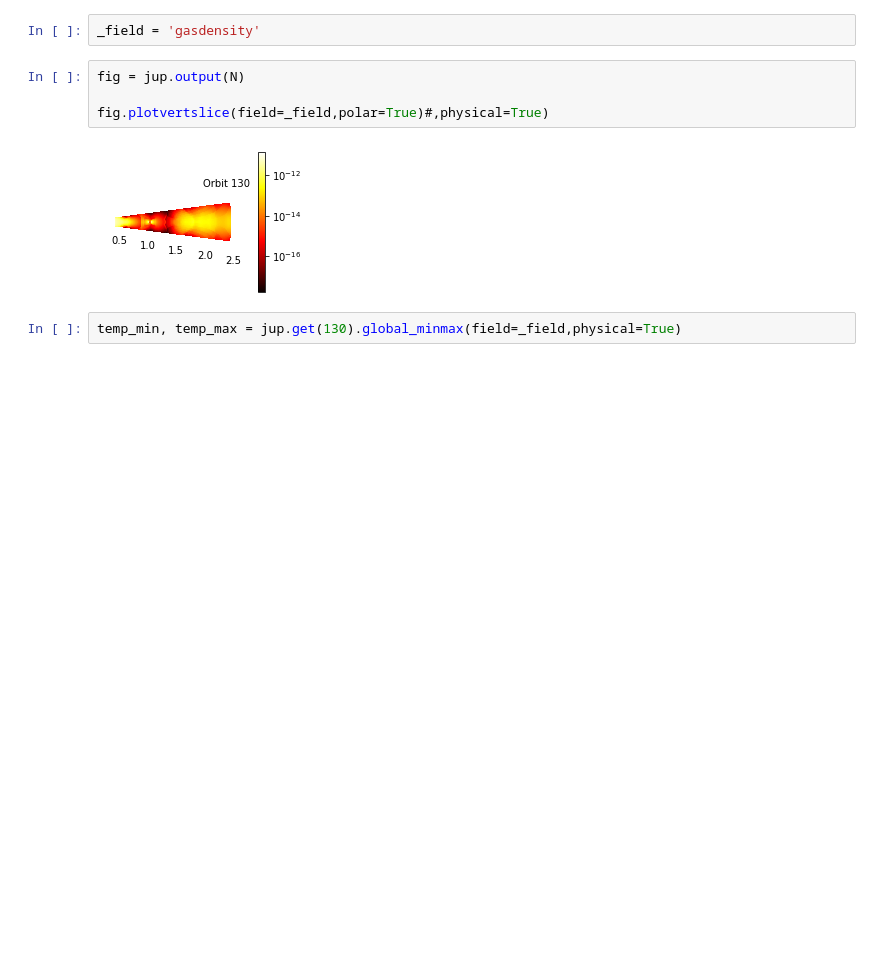
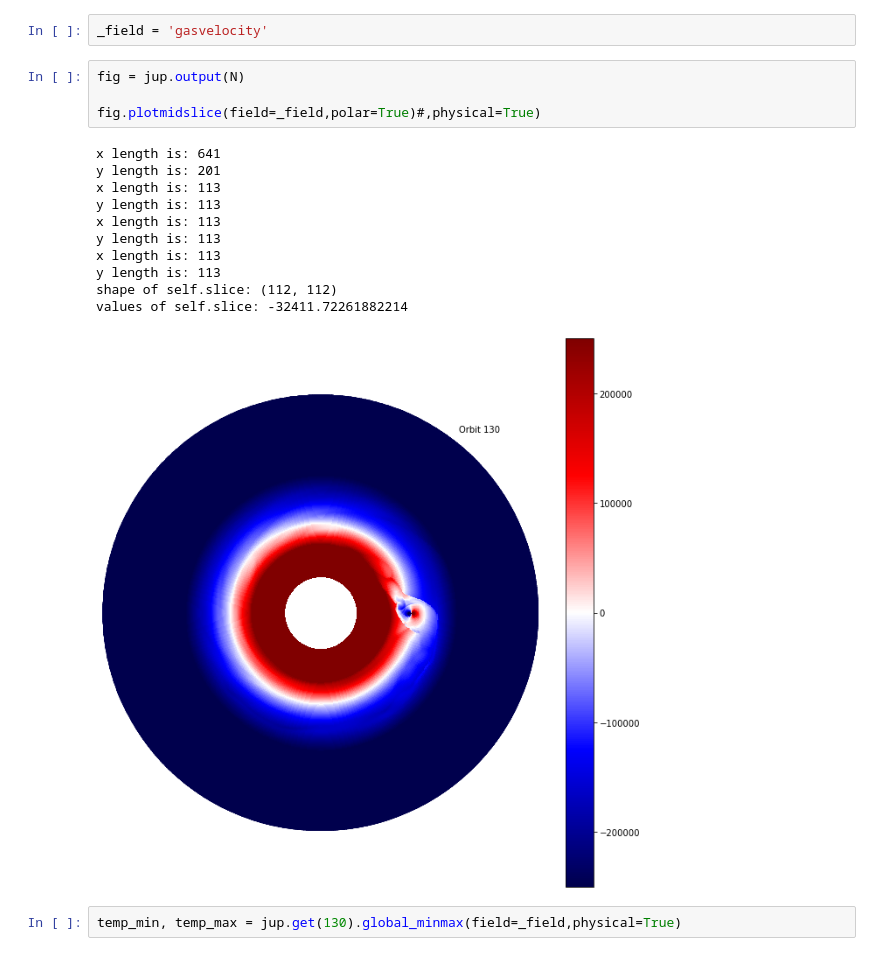
Before and after one commit to danelsender/pyJupiter, a Jupyter notebook: Untitled.ipynb, the cells around one changed output. Saved outputs shown, nothing was run; the diff lists cells and outputs as text; blank space fills up the shorter version.

```diff
--- a/Untitled.ipynb
+++ b/Untitled.ipynb
@@ -13,11 +11,21 @@ SyntaxError: f-string: single '}' is not allowed (pyJupiter.py, line 484)
 # %%
-_field = 'gasdensity'
+_field = 'gasvelocity'
 # %%
 fig = jup.output(N)
 
-fig.plotvertslice(field=_field,polar=True)#,physical=True)
+fig.plotmidslice(field=_field,polar=True)#,physical=True)
 # %% [output]
+x length is: 641
+y length is: 201
+x length is: 113
+y length is: 113
+x length is: 113
+y length is: 113
+x length is: 113
+y length is: 113
+shape of self.slice: (112, 112)
+values of self.slice: -32411.72261882214
-[figure, old version]
+[figure, new version]
 # %%
 temp_min, temp_max = jup.get(130).global_minmax(field=_field,physical=True)
 # %%
```
Also changed, not shown: parts of 3 cells of this notebook, 3 other files.
